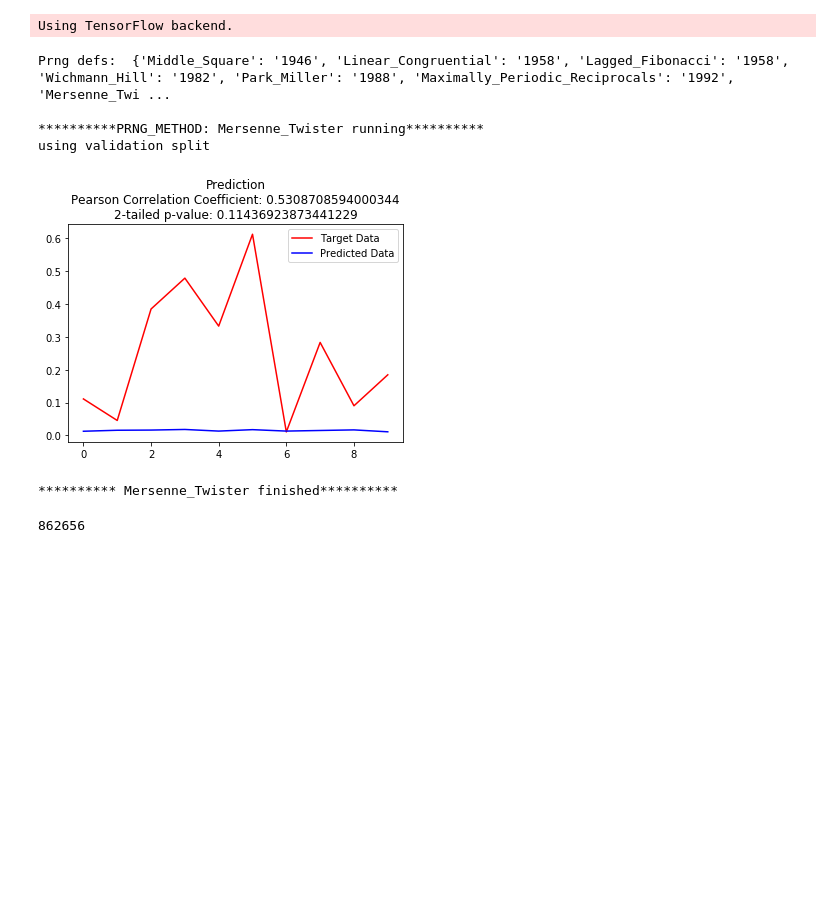
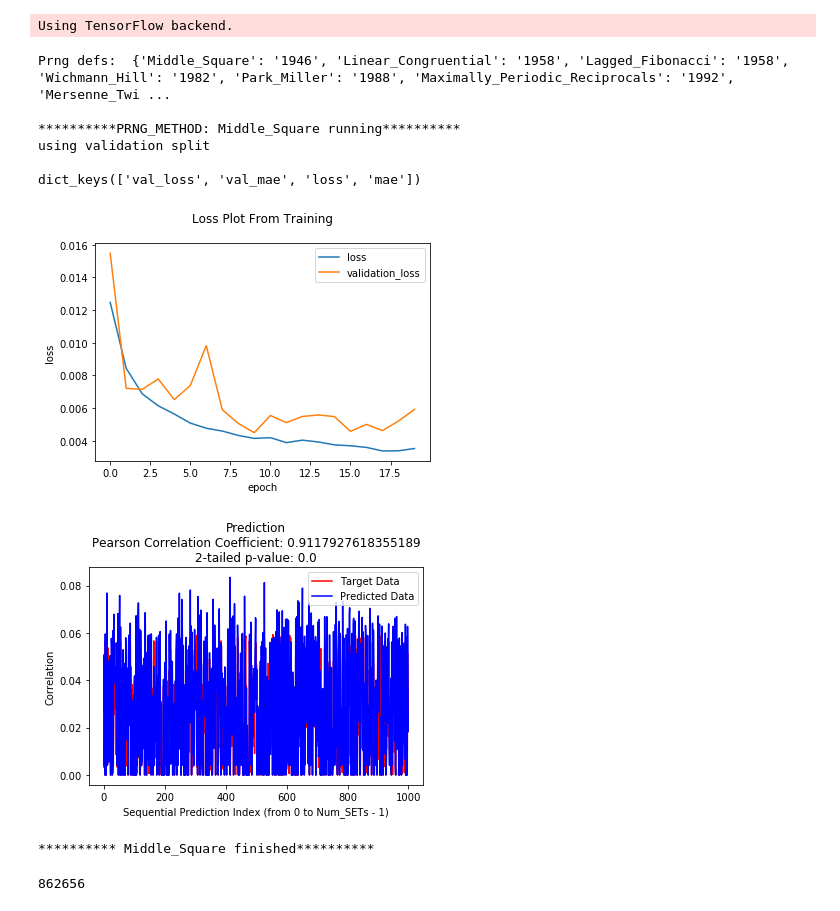
Before and after one commit to spencer741/prng-prediction-using-cnns, a Jupyter notebook: WorkSpace/ProjectCore/ProjectCore.ipynb, the cells around one changed output. Drawn from its saved outputs; the diff is of its cells as text; code cells hidden in the pictures; blank space fills up the shorter version.

Commit message:
Added extra graphing featrues for logging loss and fixed minor bugs related to graphing in general.

```diff
--- a/WorkSpace/ProjectCore/ProjectCore.ipynb
+++ b/WorkSpace/ProjectCore/ProjectCore.ipynb
@@ -12,41 +13,44 @@ from Core.PrngMethods import Get_Defs
 defs = Get_Defs()
 
 print('Prng defs: ',defs)
 
 #for key, val in defs.items():
 
 configuration = {
         'VERBOSE' : 0,
         'IS_NEW_MODEL' : True,
-        'PATH' : './Mersenne_Twister/',
+        'PATH' : './Middle_Square_Secondary/',
         'SEED_METHOD' : 'ticks',
-        'PRNG_METHOD' : 'Mersenne_Twister',
+        'PRNG_METHOD' : 'Middle_Square',
         'NUM_SETS' : 1000,
-        'SET_LEN': 1000,
+        'SET_LEN': 2000,
         'BATCH_SIZE': 15,
-        'NUM_EPOCHS': 2,
+        'NUM_EPOCHS': 20,
 
         'CHKPNT_MONITOR' : 'mae',
         'CHKPNT_MODE' : 'min',
         'LOUD_LOGGING': False,
 
         'USE_VALIDATION' : True ,
         'VALIDATION_SPLIT' :  0.2,
 
         'OVERRIDE_LOAD_COMPILATION' : False,
         'LR': .001,
-        'LOSS_METHOD':'mean_squared_error'
+        'LOSS_METHOD':'mean_absolute_error' #mae
     }
 
 E = Experiment(configuration)
 E.perform()
 # %% [output]
 Prng defs:  {'Middle_Square': '1946', 'Linear_Congruential': '1958', 'Lagged_Fibonacci': '1958', 'Wichmann_Hill': '1982', 'Park_Miller': '1988', 'Maximally_Periodic_Reciprocals': '1992', 'Mersenne_Twi ...
 
-**********PRNG_METHOD: Mersenne_Twister running**********
+**********PRNG_METHOD: Middle_Square running**********
 using validation split
+
+dict_keys(['val_loss', 'val_mae', 'loss', 'mae'])
-[figure, old version]
+[figure, new version]
+[figure, added]
-********** Mersenne_Twister finished**********
+********** Middle_Square finished**********
 # %%
 #Seed generator tests.
 
```
Also changed, not shown: parts of 1 cell of this notebook, 3 other files.
